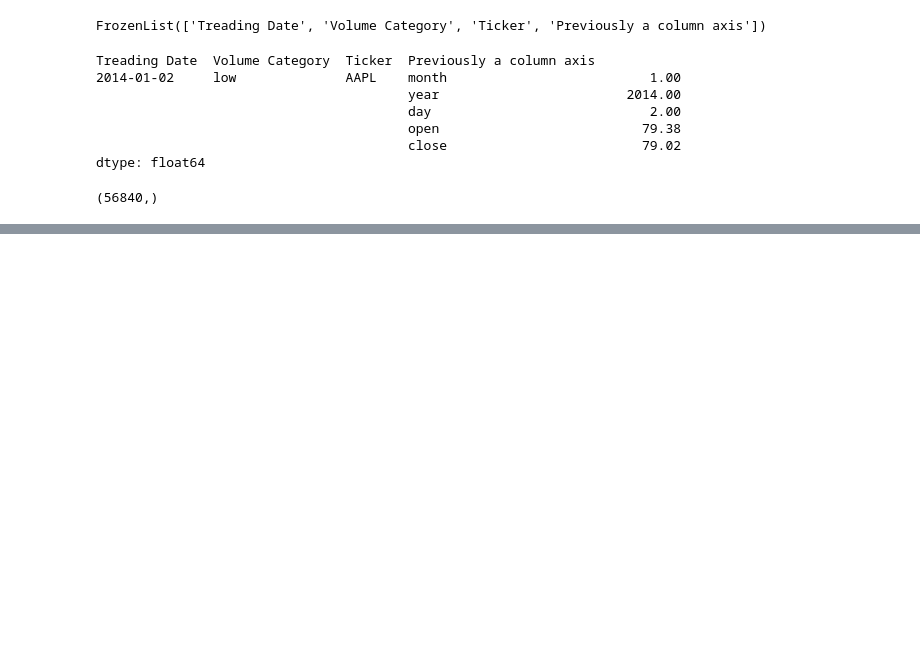
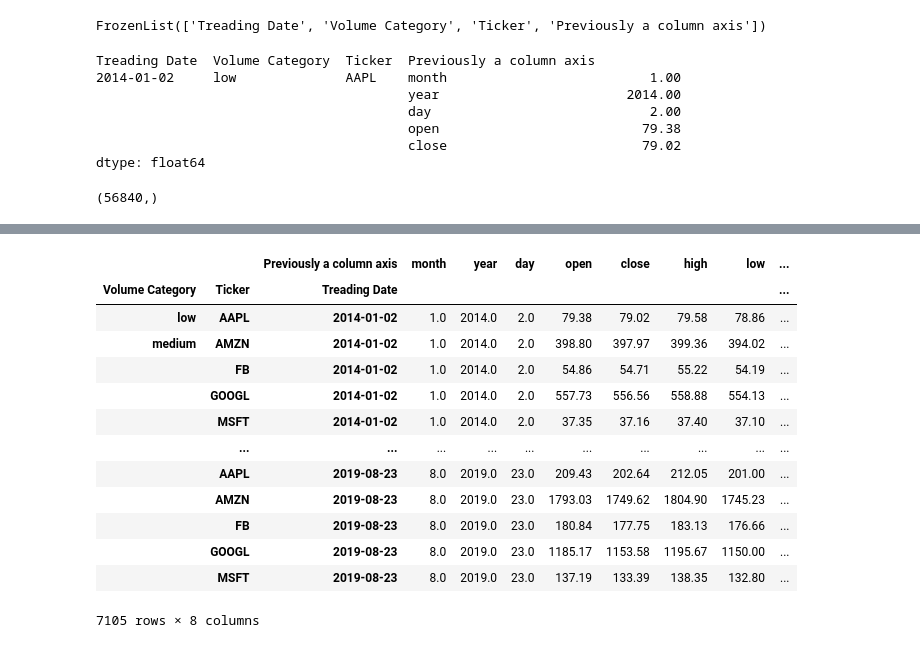
Before and after one commit to TomaszBury/The-ultimate-pandas-bootcamp-advanced-python-data-analysis, a Jupyter notebook: section_07/multi_dimensional.ipynb, the cells around one changed output, grey strips where cells are left out. Drawn from its saved outputs; the diff is of its cells as text; code cells hidden in the pictures; blank space fills up the shorter version.

```diff
--- a/section_07/multi_dimensional.ipynb
+++ b/section_07/multi_dimensional.ipynb
@@ -1781,0 +1846,19 @@ stacked.shape
+# %%
+unstacked = stacked.unstack()
+# %%
+unstacked.reorder_levels([1,2,0])
+# %% [output]
+|  |  | Previously a column axis | month | year | day | open | close | high | low | ... |
+| Volume Category | Ticker | Treading Date |  |  |  |  |  |  |  | ... |
+| low | AAPL | 2014-01-02 | 1.0 | 2014.0 | 2.0 | 79.38 | 79.02 | 79.58 | 78.86 | ... |
+| medium | AMZN | 2014-01-02 | 1.0 | 2014.0 | 2.0 | 398.80 | 397.97 | 399.36 | 394.02 | ... |
+|  | FB | 2014-01-02 | 1.0 | 2014.0 | 2.0 | 54.86 | 54.71 | 55.22 | 54.19 | ... |
+|  | GOOGL | 2014-01-02 | 1.0 | 2014.0 | 2.0 | 557.73 | 556.56 | 558.88 | 554.13 | ... |
+|  | MSFT | 2014-01-02 | 1.0 | 2014.0 | 2.0 | 37.35 | 37.16 | 37.40 | 37.10 | ... |
+|  | ... | ... | ... | ... | ... | ... | ... | ... | ... | ... |
+|  | AAPL | 2019-08-23 | 8.0 | 2019.0 | 23.0 | 209.43 | 202.64 | 212.05 | 201.00 | ... |
+|  | AMZN | 2019-08-23 | 8.0 | 2019.0 | 23.0 | 1793.03 | 1749.62 | 1804.90 | 1745.23 | ... |
+|  | FB | 2019-08-23 | 8.0 | 2019.0 | 23.0 | 180.84 | 177.75 | 183.13 | 176.66 | ... |
+|  | GOOGL | 2019-08-23 | 8.0 | 2019.0 | 23.0 | 1185.17 | 1153.58 | 1195.67 | 1150.00 | ... |
+|  | MSFT | 2019-08-23 | 8.0 | 2019.0 | 23.0 | 137.19 | 133.39 | 138.35 | 132.80 | ... |
+7105 rows × 8 columns
```
Also changed, not shown: parts of 93 cells of this notebook, 1 other file.
